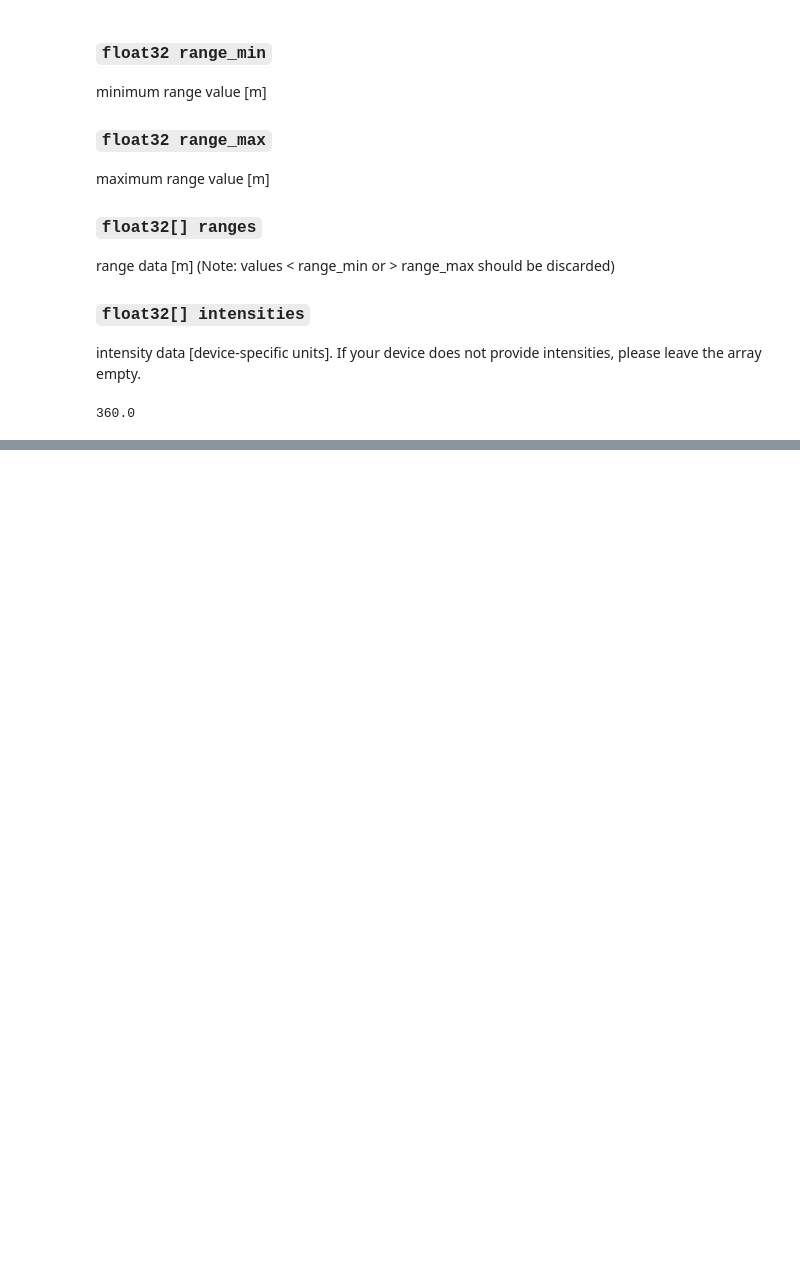
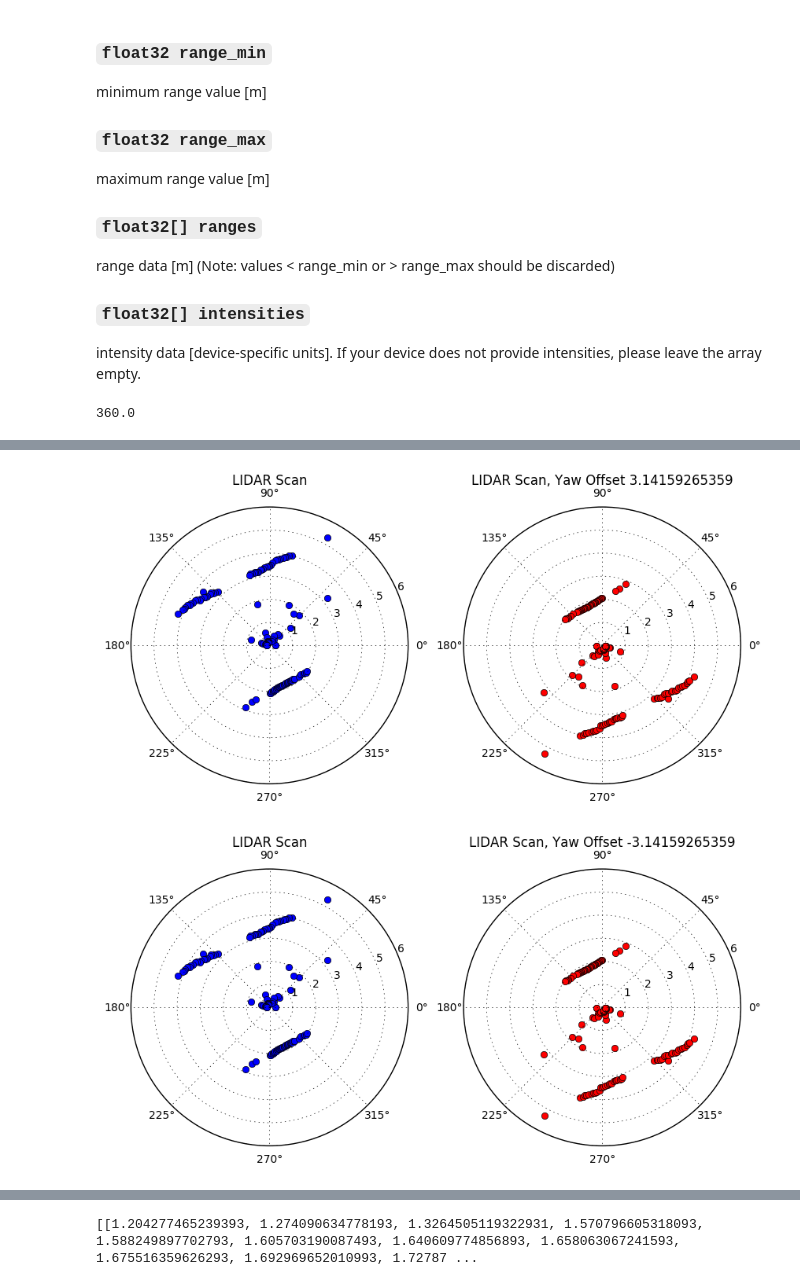
Before and after one commit to 5yler/metatron, a Jupyter notebook: gigatron/scripts/Steering Fixes.ipynb, the cells around one changed output, grey strips where cells are left out. Drawn from its saved outputs; the diff is of its cells as text; code cells hidden in the pictures; blank space fills up the shorter version.

Commit message:
Added updated point validity checking in steering notebook #17

```diff
--- a/gigatron/scripts/Steering Fixes.ipynb
+++ b/gigatron/scripts/Steering Fixes.ipynb
@@ -55,5 +55,6 @@ scan.angle_max = 3.14159274101
 scan.angle_increment = 0.0174532923847
 scan.time_increment = 3.4000848359e-07
 scan.scan_time = 0.000122063043818
-scan.range_min = 0.15000000596
+scan.range_min = 0.5
+# scan.range_min = 0.15000000596
 scan.range_max = 6.0
@@ -82,7 +85,7 @@ def wrap_angle(angle):
     return angle
 # %%
-# plot a laser scan on a polar plot
-def plot_scan_narrowed(scan, yaw_offset):
+# plot a laser scan on a polar plot and compare the same scan with a nonzero yaw offset
+def plot_scan_offset_comparison(scan, yaw_offset):
 
     angles = generate_scan_angles(scan.angle_min, scan.angle_max, scan.angle_increment)
 
@@ -114,0 +109,8 @@ plot_scan_narrowed(scan, math.pi)
+# %%
+# mount LIDAR with yaw offset of +pi
+plot_scan_offset_comparison(scan, math.pi)
+# the result should be the same as with yaw offset of -pi
+plot_scan_offset_comparison(scan, -math.pi)
+# %% [output]
+[figure, added]
+[figure, added]
@@ -114,0 +159,5 @@ plot_scan_narrowed(scan, math.pi)
+# %%
+angles = generate_scan_angles(scan.angle_min, scan.angle_max, scan.angle_increment, yaw_offset=math.pi)
+valid_points = valid_points(angles, scan)
+# %% [output]
+[[1.204277465239393, 1.274090634778193, 1.3264505119322931, 1.570796605318093, 1.588249897702793, 1.605703190087493, 1.640609774856893, 1.658063067241593, 1.675516359626293, 1.692969652010993, 1.72787 ...
```
Also changed, not shown: parts of 8 cells of this notebook.
